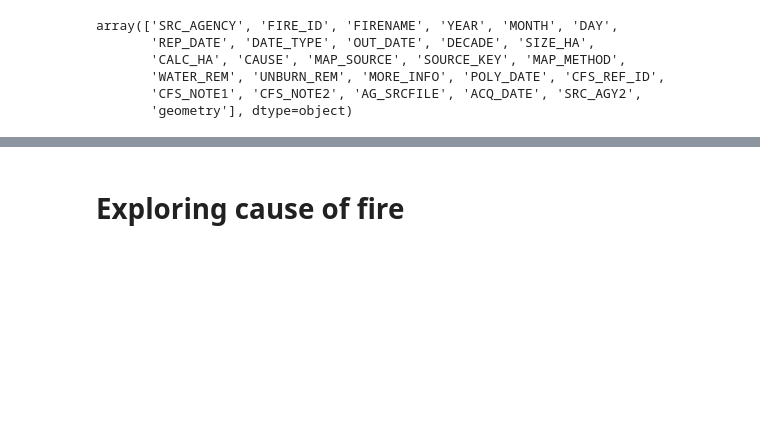
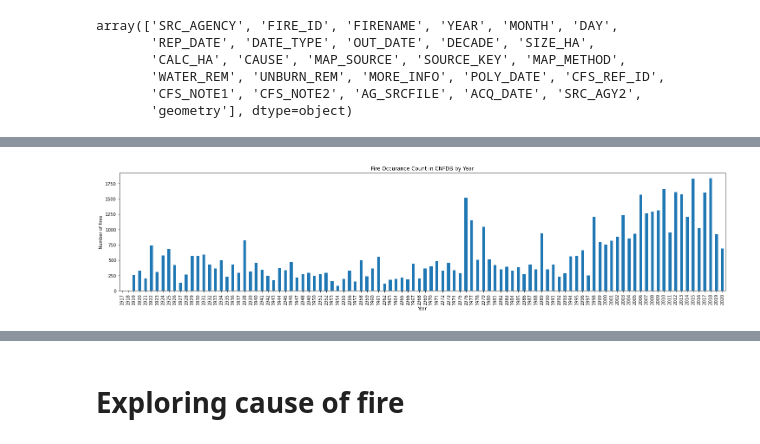
Before and after one commit to Forest-Fire-Research/fire, a Jupyter notebook: EDA_fire_initial_data.ipynb, the cells around one changed output, grey strips where cells are left out. Drawn from its saved outputs; the diff is of its cells as text; code cells hidden in the pictures; blank space fills up the shorter version.

```diff
--- a/EDA_fire_initial_data.ipynb
+++ b/EDA_fire_initial_data.ipynb
@@ -35,0 +39,23 @@ array(['SRC_AGENCY', 'FIRE_ID', 'FIRENAME', 'YEAR', 'MONTH', 'DAY',
+# %%
+# figure, axes = plt.subplots(figsize=(10, 7))
+
+year_data_df = fire['YEAR'].value_counts().sort_index()[1:]
+
+ax = year_data_df.plot(
+    title="Fire Occurance Count in CNFDB by Year",
+    xlabel="Year",
+    ylabel="Number of fires",
+    kind="bar",
+    # grid=True,
+    figsize=(25,5),
+    )
+
+# fire['YEAR'].value_counts().sort_index()[1:].rolling(window=5).mean().plot(
+#     kind='line',
+#     # ax=ax,
+#     # xticks=range(1917,2020),
+#     xlabel="Year",
+#     ylabel="Number of fires",
+#     )
+# %% [output]
+[figure, added]
```
Also changed, not shown: parts of 9 cells of this notebook.
